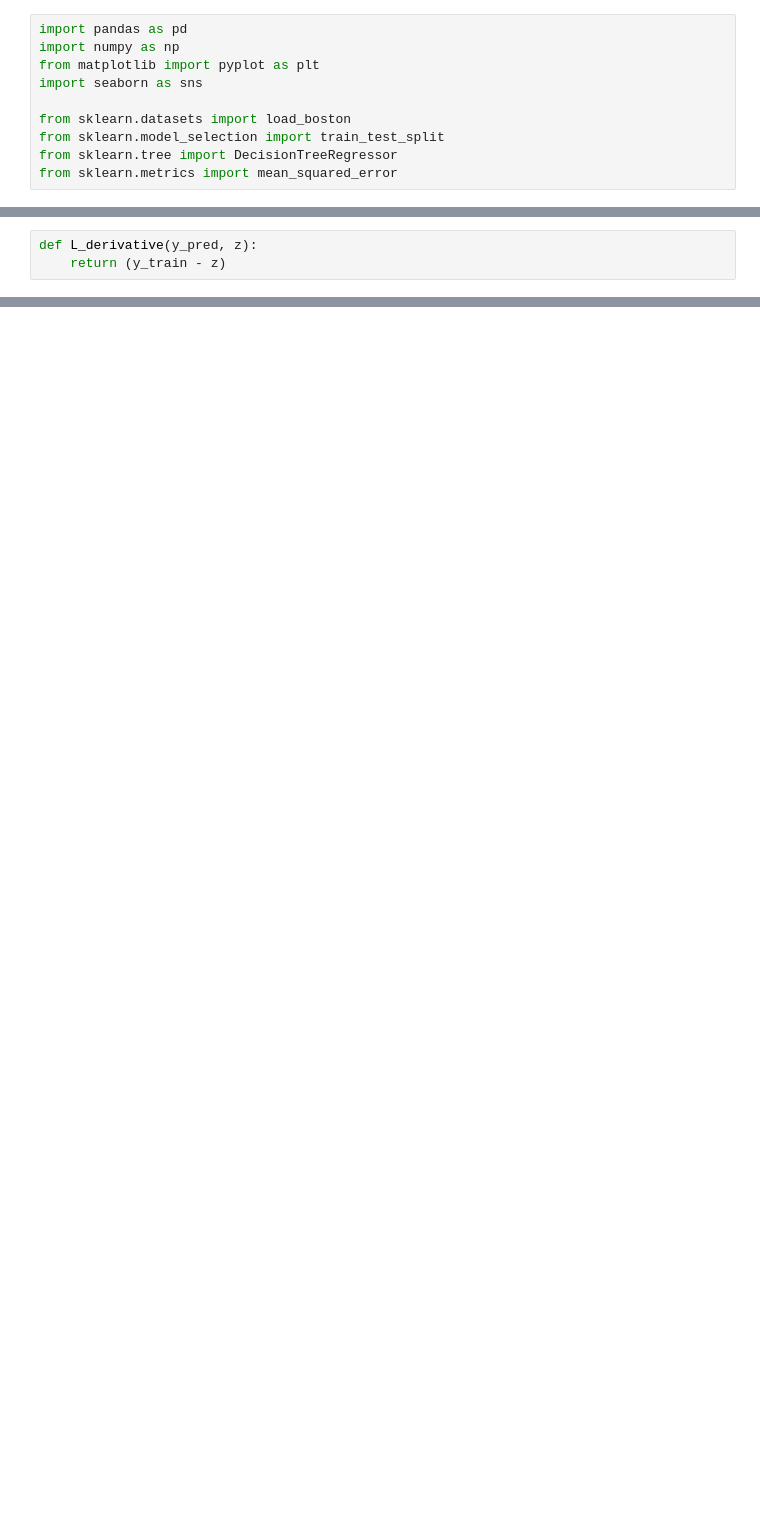
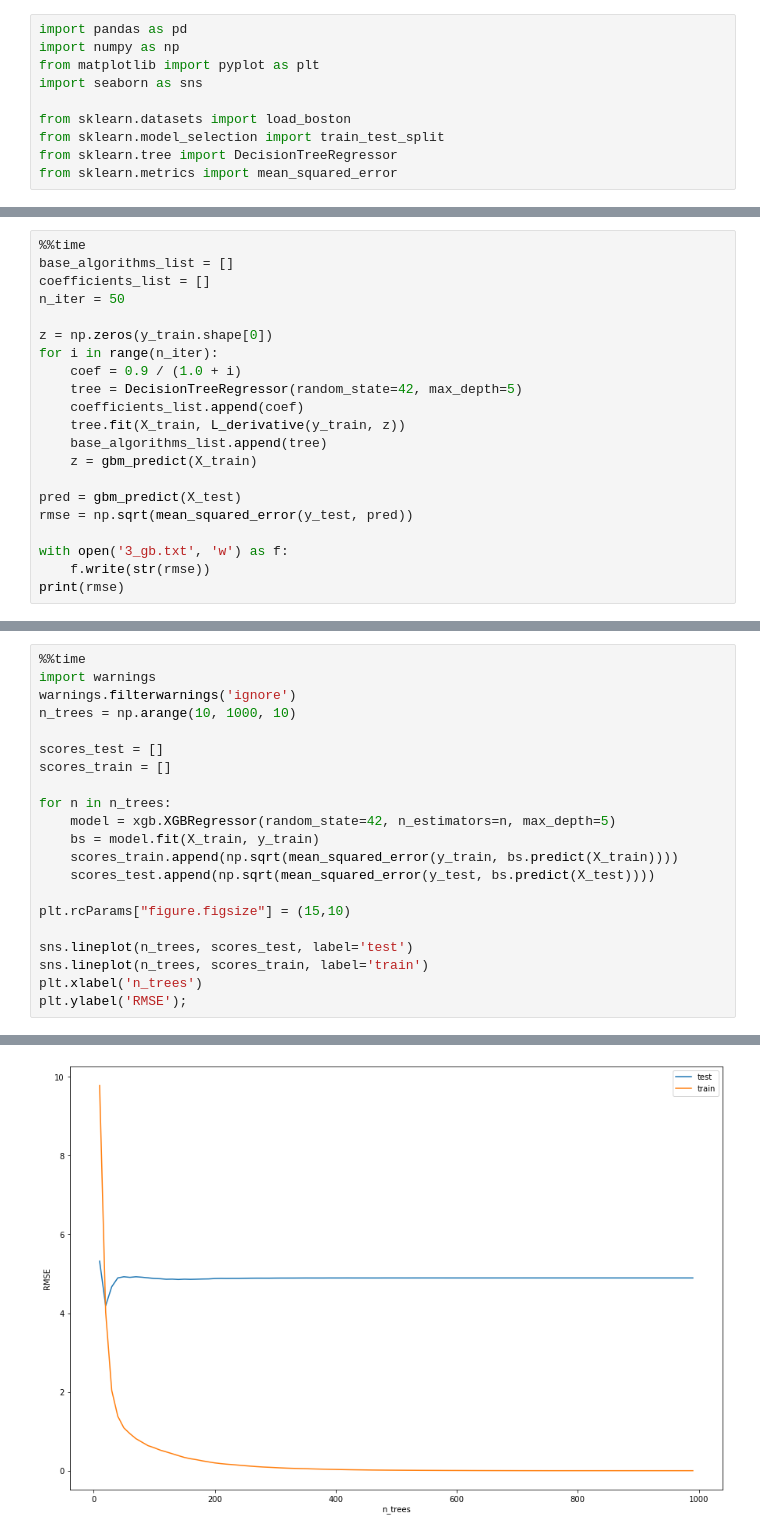
Before and after one commit to KomissarovSemyon/ml_specialization, a Jupyter notebook: course2/week4/gradient_boosting.ipynb, the cells around one changed output, grey strips where cells are left out. Cells and saved outputs as stored; diff of their text form; blank space fills up the shorter version.

```diff
--- a/course2/week4/gradient_boosting.ipynb
+++ b/course2/week4/gradient_boosting.ipynb
@@ -21,3 +20,0 @@ def gbm_predict(X):
-# %%
-def L_derivative(y_pred, z):
-    return (y_train - z)
@@ -23,0 +45,21 @@ def L_derivative(y_pred, z):
+# %%
+%%time
+base_algorithms_list = []
+coefficients_list = []
+n_iter = 50
+
+z = np.zeros(y_train.shape[0])
+for i in range(n_iter):
+    coef = 0.9 / (1.0 + i)
+    tree = DecisionTreeRegressor(random_state=42, max_depth=5)
+    coefficients_list.append(coef)
+    tree.fit(X_train, L_derivative(y_train, z))
+    base_algorithms_list.append(tree)
+    z = gbm_predict(X_train)
+
+pred = gbm_predict(X_test)
+rmse = np.sqrt(mean_squared_error(y_test, pred))
+
+with open('3_gb.txt', 'w') as f:
+    f.write(str(rmse))
+print(rmse)
@@ -23,0 +72,22 @@ def L_derivative(y_pred, z):
+# %%
+%%time
+import warnings
+warnings.filterwarnings('ignore')
+n_trees = np.arange(10, 1000, 10)
+
+scores_test = []
+scores_train = []
+
+for n in n_trees:
+    model = xgb.XGBRegressor(random_state=42, n_estimators=n, max_depth=5)
+    bs = model.fit(X_train, y_train)
+    scores_train.append(np.sqrt(mean_squared_error(y_train, bs.predict(X_train))))
+    scores_test.append(np.sqrt(mean_squared_error(y_test, bs.predict(X_test))))
+
+plt.rcParams["figure.figsize"] = (15,10)
+
+sns.lineplot(n_trees, scores_test, label='test')
+sns.lineplot(n_trees, scores_train, label='train')
+plt.xlabel('n_trees')
+plt.ylabel('RMSE');
+# %% [output]
@@ -23,0 +112 @@ def L_derivative(y_pred, z):
+[figure, added]
```
Also changed, not shown: parts of 11 cells of this notebook, 4 other files.
